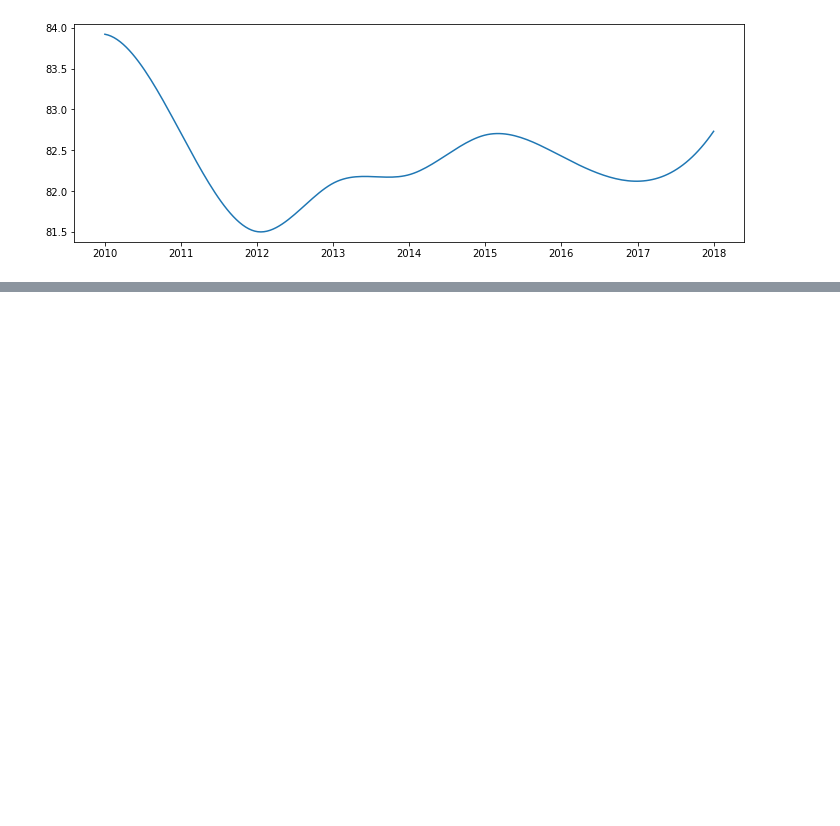
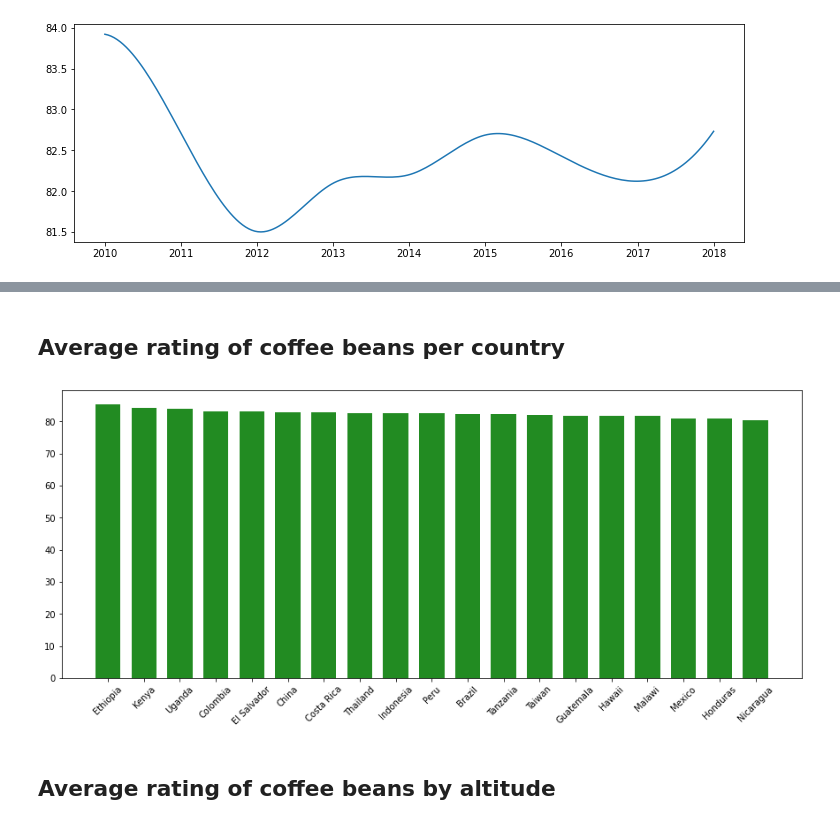
Before and after one commit to narancsjuice/data-analysis, a Jupyter notebook: coffee-analysis.ipynb, the cells around one changed output, grey strips where cells are left out. Saved outputs shown, nothing was run; the diff lists cells and outputs as text; code cells hidden in the pictures; blank space fills up the shorter version.

```diff
--- a/coffee-analysis.ipynb
+++ b/coffee-analysis.ipynb
@@ -107,3 +101,19 @@ plt.plot(rating_per_year_country.index, rating_per_year_country.values)
+# %% [markdown]
+## Average rating of coffee beans per country
+# %%
+rating_per_country = df.groupby("Country_of_Origin").agg(count=("Country_of_Origin", "size"), mean=("Total_Cup_Points", "mean")).reset_index()
+rating_per_country = rating_per_country[rating_per_country["count"] >= 10]
+rating_per_country = rating_per_country.sort_values(by="mean", ascending=False)
+c = ["forestgreen"]
+
+plt.figure(figsize=(15,6))
+plt.xticks(rotation=45)
+plt.bar(rating_per_country["Country_of_Origin"], rating_per_country["mean"], width=0.7, color=c)
+plt.show()
+# %% [output]
+[figure, added]
+# %% [markdown]
+## Average rating of coffee beans by altitude
 # %%
 #for altitude
 df.dropna(subset=["altitude_mean_meters"])
```
Also changed, not shown: parts of 8 cells of this notebook.
